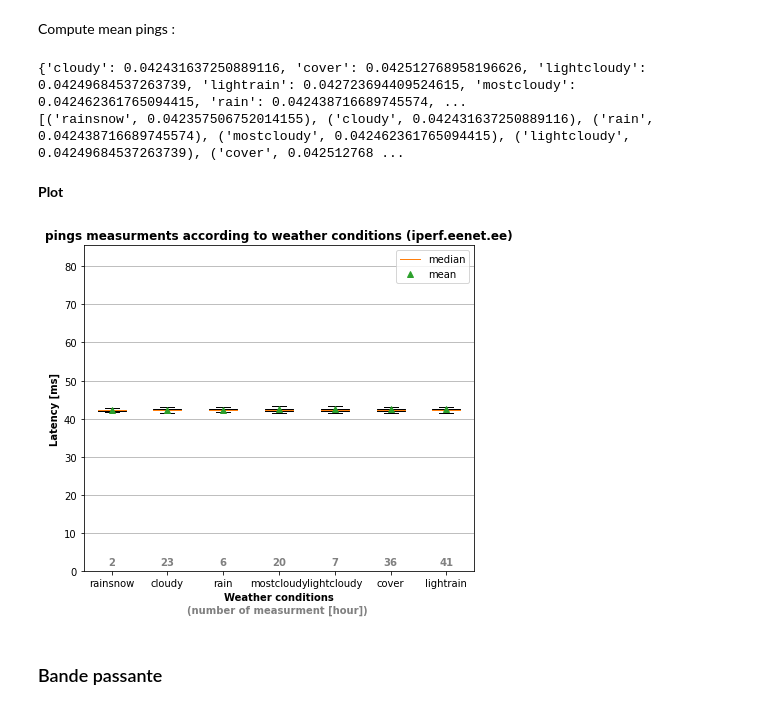
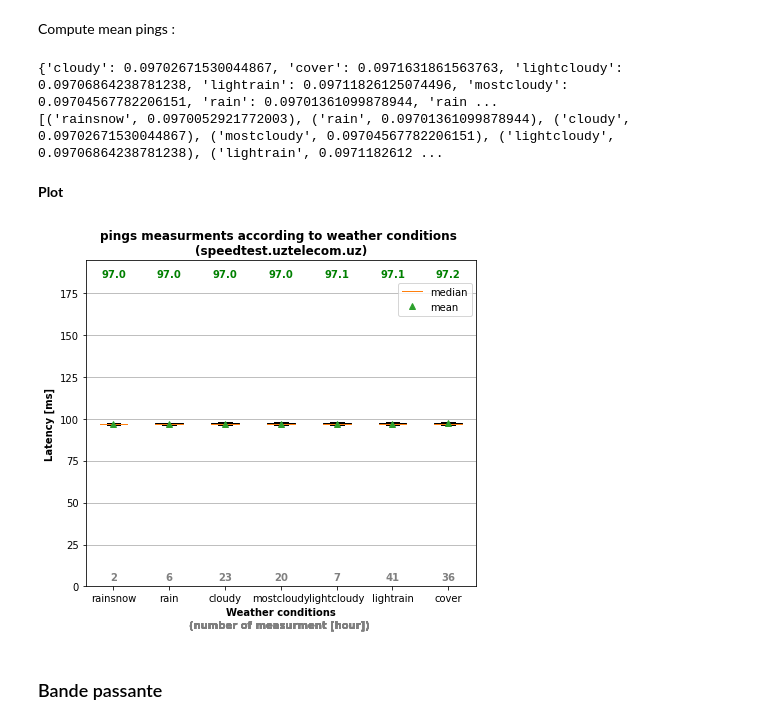
Before and after one commit to lvalkenberg/LINFO2142, a Jupyter notebook: analyse/Rapport.ipynb, the cells around one changed output. Saved outputs shown, nothing was run; the diff lists cells and outputs as text; code cells hidden in the pictures.

Commit message:
add all plot

```diff
--- a/analyse/Rapport.ipynb
+++ b/analyse/Rapport.ipynb
@@ -232,3 +242,5 @@ serv = 'iperf.eenet.ee'
+# %%
+serv = 'speedtest.uztelecom.uz'
 # %%
 ping_weather_array = fusion_with_weather(ping_array, weather_array) #Array fusionné
 weather_ping_measure_dict = create_weather_ping_dict(weather_type, ping_weather_array, [serv]) #Dict {"weather" : [ping measure]}
@@ -241,8 +253,8 @@ weather_mean_pings = mean_ping_resp_weather(weather_ping_measure_dict, weather_t
 print(weather_mean_pings)
 weather_sorted_by_mean_ping = print_dict_as_sorted_tuble(weather_mean_pings) #if no data, no entry
 # %% [output]
-{'cloudy': 0.042431637250889116, 'cover': 0.042512768958196626, 'lightcloudy': 0.04249684537263739, 'lightrain': 0.042723694409524615, 'mostcloudy': 0.042462361765094415, 'rain': 0.042438716689745574, ...
-[('rainsnow', 0.042357506752014155), ('cloudy', 0.042431637250889116), ('rain', 0.042438716689745574), ('mostcloudy', 0.042462361765094415), ('lightcloudy', 0.04249684537263739), ('cover', 0.042512768 ...
+{'cloudy': 0.09702671530044867, 'cover': 0.0971631861563763, 'lightcloudy': 0.09706864238781238, 'lightrain': 0.09711826125074496, 'mostcloudy': 0.09704567782206151, 'rain': 0.09701361099878944, 'rain ...
+[('rainsnow', 0.0970052921772003), ('rain', 0.09701361099878944), ('cloudy', 0.09702671530044867), ('mostcloudy', 0.09704567782206151), ('lightcloudy', 0.09706864238781238), ('lightrain', 0.0971182612 ...
 # %% [markdown]
 **Plot**
 # %%
@@ -252,38 +264,40 @@ graphe_scale = weather_sorted_by_mean_ping[xl-1][1]*2
 fig, ax = plt.subplots(figsize=(xl, 6))
 
 #labels
 ax.set_xticklabels(list_with_collumn(weather_sorted_by_mean_ping,0))
 plt.ylim(0,graphe_scale)
 ax.yaxis.grid()
 
 scale_y = 1000
 ylab = ax.get_xlabel()
 ticks_y = ticker.FuncFormatter(lambda y, pos: '{0:g}'.format(y*scale_y))
 ax.yaxis.set_major_formatter(ticks_y)
 
 #boxplot
 for i in range(xl):
     bp = ax.boxplot(weather_pings[weather_sorted_by_mean_ping[i][0]], positions = [i], widths=0.5, showmeans = True, showfliers=False)
-plt.title('pings measurments according to weather conditions (' + serv + ')', fontweight='bold')
+plt.title('pings measurments according to weather conditions \n(' + serv + ')', fontweight='bold')
 plt.ylabel('Latency [ms]', fontweight='bold')
 plt.xlabel('Weather conditions', fontweight='bold')
 
 if(serv in full_serv):
     #text
     for i in range(xl):
-        lab = ax.text(i, graphe_scale/50,weather_type_measurment[weather_sorted_by_mean_ping[i][0]] , horizontalalignment='center',size='medium', weight='bold',color="grey")
+        ax.text(i, graphe_scale/50,weather_type_measurment[weather_sorted_by_mean_ping[i][0]] , horizontalalignment='center',size='medium', weight='bold',color="grey")
+for i in range(xl):
+    ax.text(i, graphe_scale - graphe_scale/20,"{:.1f}".format(round(weather_sorted_by_mean_ping[i][1],4)*1000) , horizontalalignment='center',size='medium', weight='bold',color="green")
 
     plt.figtext(0.51, 0.03, '(number of measurment [hour])', fontsize='medium', color='gray', ha ='center', weight='bold')
 
 #legend
-plt.legend([bp['medians'][0], bp['means'][0]], ['median', 'mean'])
+plt.legend([bp['medians'][0], bp['means'][0]], ['median', 'mean'], loc=(0.80,0.83))
 
 #save
-#plt.savefig('../plot/'+ serv +'.pdf')
+#plt.savefig('../plot/'+ serv +'_home.pdf')
 
 plt.show()
 # %% [output]
-[figure, old version]
+[figure, new version]
 # %% [markdown]
 ### Bande passante
 # %%
```
Also changed, not shown: parts of 7 cells of this notebook, 19 other files.
